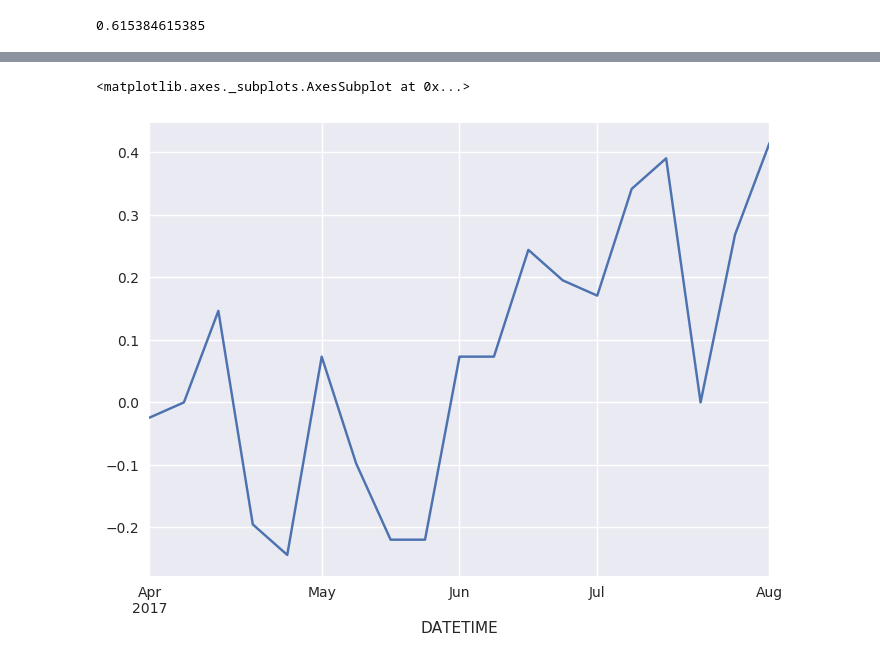
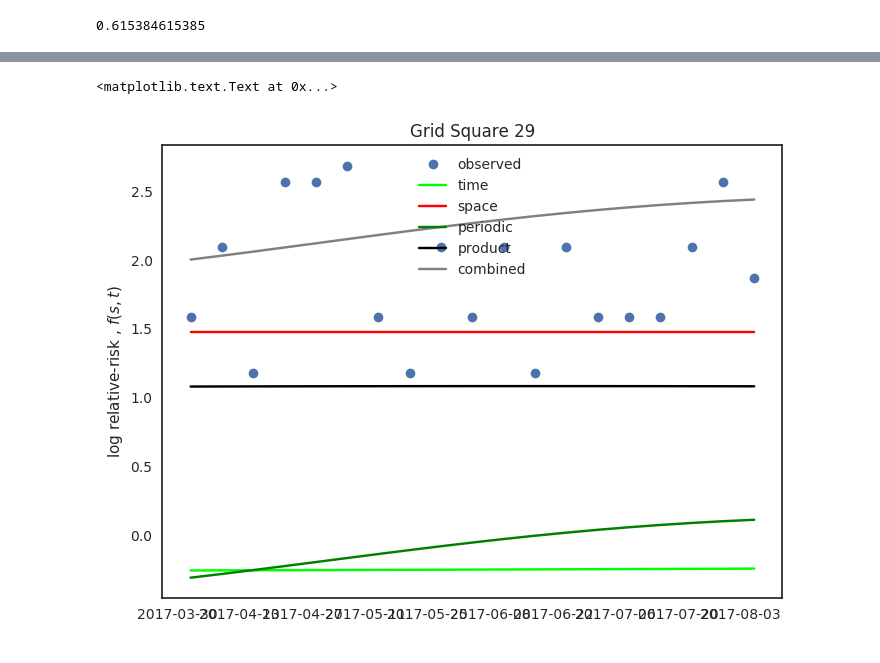
Before and after one commit to sar2160/GP, a Jupyter notebook: Model_Fit-PS-Weekly.ipynb, the cells around one changed output, grey strips where cells are left out. Cells and saved outputs as stored; diff of their text form; code cells hidden in the pictures.

```diff
--- a/Model_Fit-PS-Weekly.ipynb
+++ b/Model_Fit-PS-Weekly.ipynb
@@ -114,3 +119,17 @@ plt.axvline('2017-07-02', linestyle='--', color = 'black', linewidth = 0.7)
+# %%
+X = np.vstack((data_dict['X_train'],(data_dict['X_test']) ))
+y = np.vstack((data_dict['y_train'],(data_dict['y_test']) ))
+
+
+pred['f_pred'] = m.predict_f(X)[0]
+pred['y_pred'] = m.predict_y(X)[0]
+pred['exp_f_pred'] = np.exp(pred['f_pred'])
+
+pred['mu_rbf1'], _ = m.predict_f_rbf1(X)
+pred['mu_rbf2'], _ = m.predict_f_rbf2(X)
+pred['mu_periodic'], _ = m.predict_f_periodic(X)
+pred['mu_product'], _ = m.predict_f_product(X)
+pred['mu_combined'] = pred['mu_rbf1'] + pred['mu_rbf2'] + pred['mu_periodic'] + pred['mu_product']
 # %%
 pred.groupby('GRID_SQUARE')['exp_f_pred'].mean().to_csv('files/grid_square_f_scores.csv')
 # %%
@@ -121,8 +145,23 @@ pred.groupby('GRID_SQUARE').mean()['gp_error'].plot()#.sort_values(ascending = F
-# %%
-pred.groupby('DATETIME').mean()['gp_error'].plot()#.sort_values(ascending = False)
-# %% [output]
-<matplotlib.axes._subplots.AxesSubplot at 0x...>
-[figure, removed]
+# %%
+area = 29
+
+nb = pred[pred.GRID_SQUARE == area].copy()
+
+idx = nb.index.values
+observed = np.log(nb['COUNT'] / e_s)
+plt.plot(idx,observed,'o', label = 'observed')
+plt.plot(idx, nb['mu_rbf1'] ,'lime',label = 'time')
+plt.plot(idx, nb['mu_rbf2'], 'red' ,label='space')
+plt.plot(idx, nb['mu_periodic'], 'green', label='periodic')
+plt.plot(idx, nb['mu_product'], 'black',label='product')
+plt.plot(idx, nb['f_pred'], 'grey',label='combined')
+
+plt.legend()
+plt.ylabel('log relative-risk , $f(s,t)$')
+plt.title('Grid Square {}'.format(area))
+# %% [output]
+<matplotlib.text.Text at 0x...>
+[figure, added]
 # %%
 test[test.GRID_SQUARE == 29][['gp_pred','COUNT']].plot()
 # %% [output]
```
Also changed, not shown: parts of 10 cells of this notebook, 6 other files.
